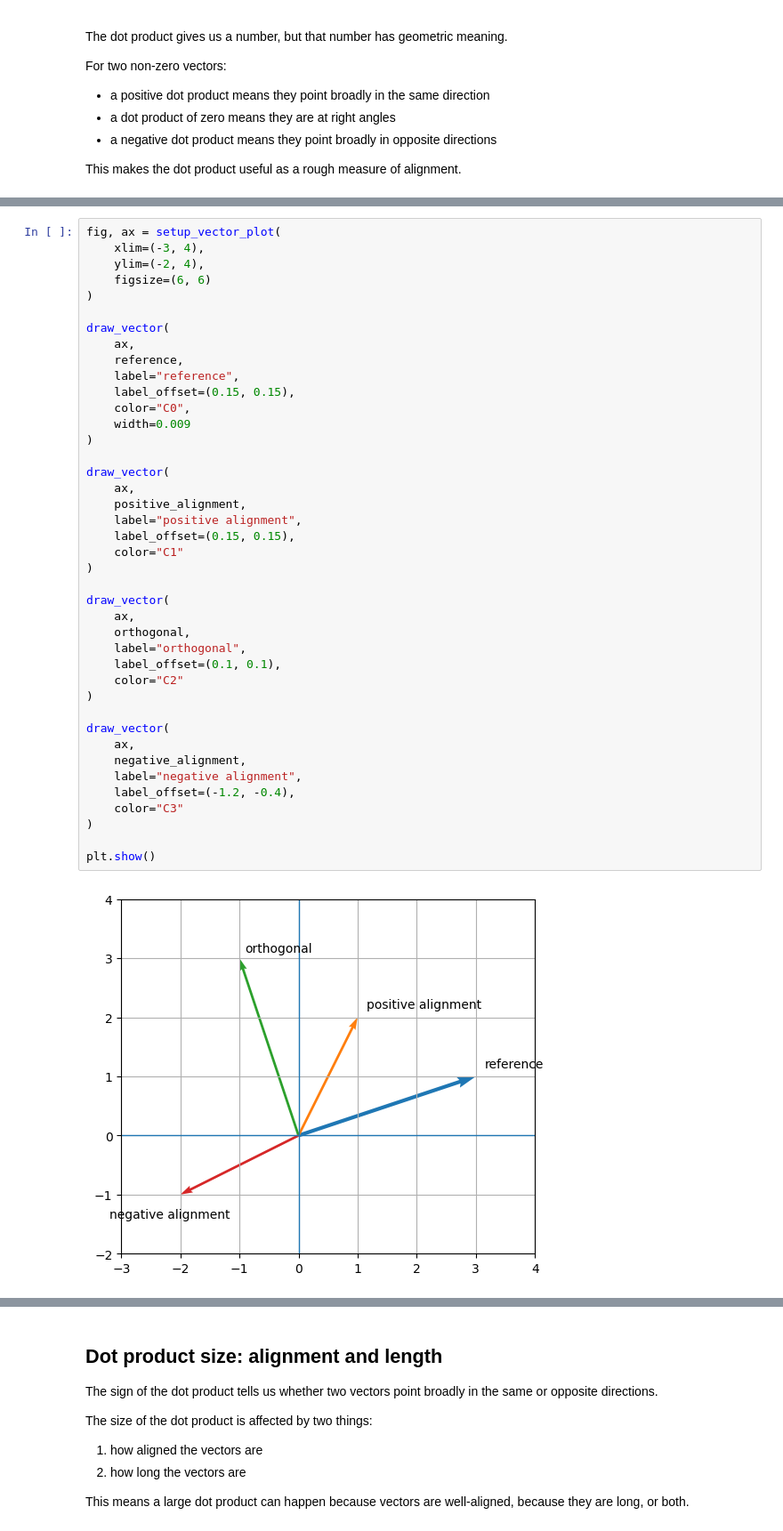
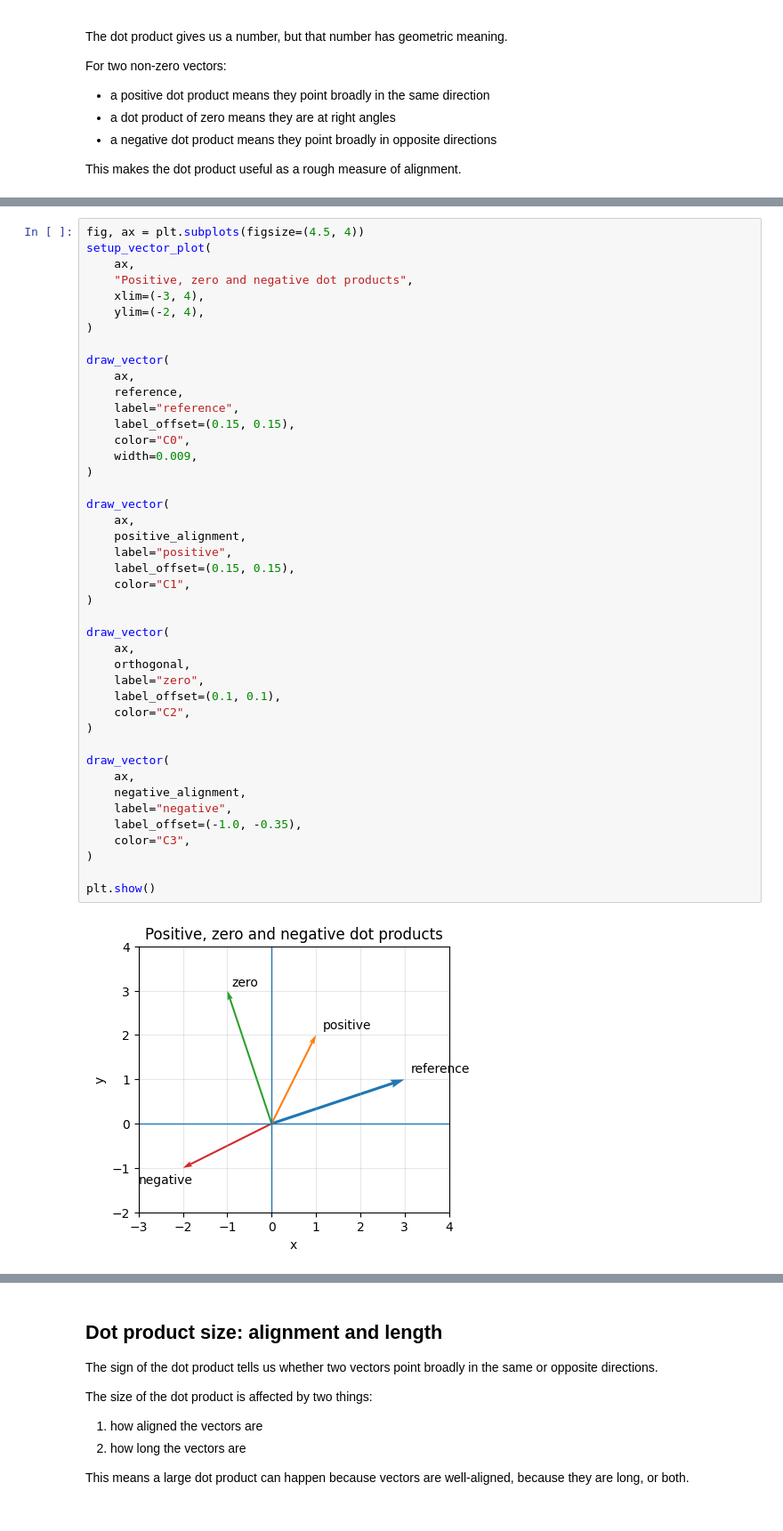
Before and after one commit to AnthonyPWatts/imperial-ai-coursework, a Jupyter notebook: maths-refresh/02-dot-products-cosine-similarity.ipynb, the cells around one changed output, grey strips where cells are left out. Shown at 89% size. Cells and saved outputs as stored; diff of their text form.

```diff
--- a/maths-refresh/02-dot-products-cosine-similarity.ipynb
+++ b/maths-refresh/02-dot-products-cosine-similarity.ipynb
@@ -183,43 +186,45 @@ reference · negative_alignment: -7
 # %%
-fig, ax = setup_vector_plot(
+fig, ax = plt.subplots(figsize=(4.5, 4))
+setup_vector_plot(
+    ax,
+    "Positive, zero and negative dot products",
     xlim=(-3, 4),
     ylim=(-2, 4),
-    figsize=(6, 6)
 )
 
 draw_vector(
     ax,
     reference,
     label="reference",
     label_offset=(0.15, 0.15),
     color="C0",
-    width=0.009
+    width=0.009,
 )
 
 draw_vector(
     ax,
     positive_alignment,
-    label="positive alignment",
+    label="positive",
     label_offset=(0.15, 0.15),
-    color="C1"
+    color="C1",
 )
 
 draw_vector(
     ax,
     orthogonal,
-    label="orthogonal",
+    label="zero",
     label_offset=(0.1, 0.1),
-    color="C2"
+    color="C2",
 )
 
 draw_vector(
     ax,
     negative_alignment,
-    label="negative alignment",
-    label_offset=(-1.2, -0.4),
-    color="C3"
+    label="negative",
+    label_offset=(-1.0, -0.35),
+    color="C3",
 )
 
 plt.show()
 # %% [output]
-[figure, old version]
+[figure, new version]
```
Also changed, not shown: parts of 34 cells of this notebook, 1 other file.
